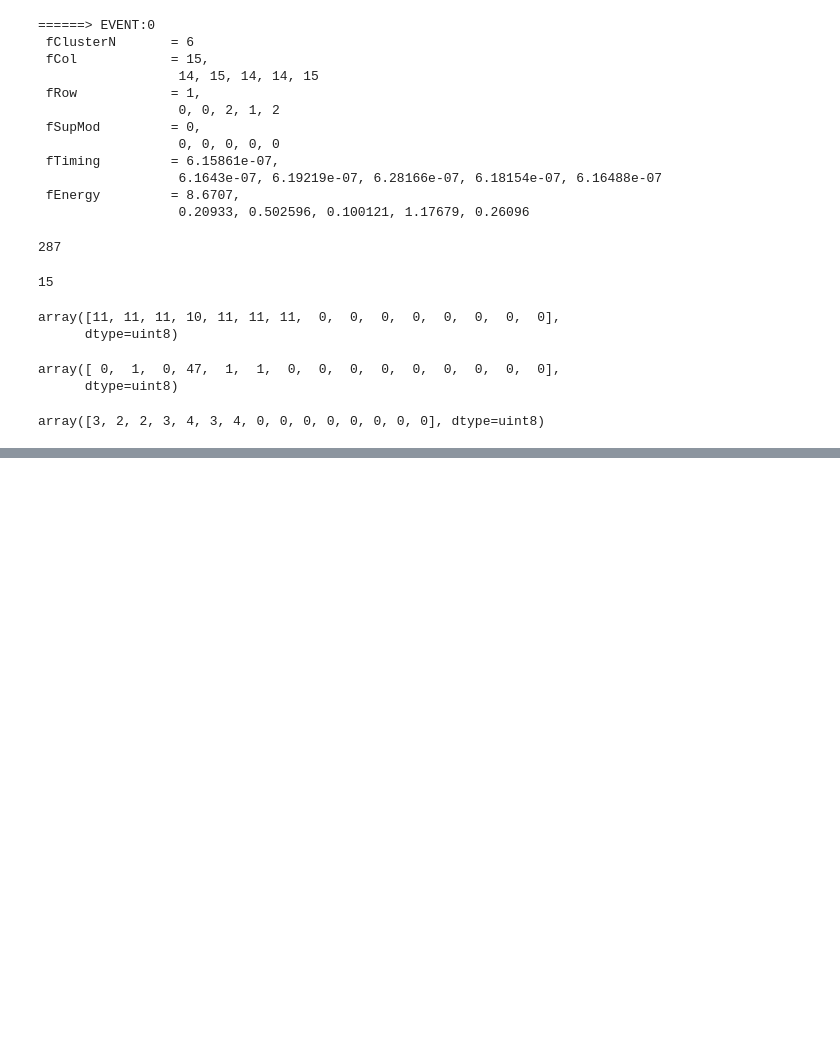
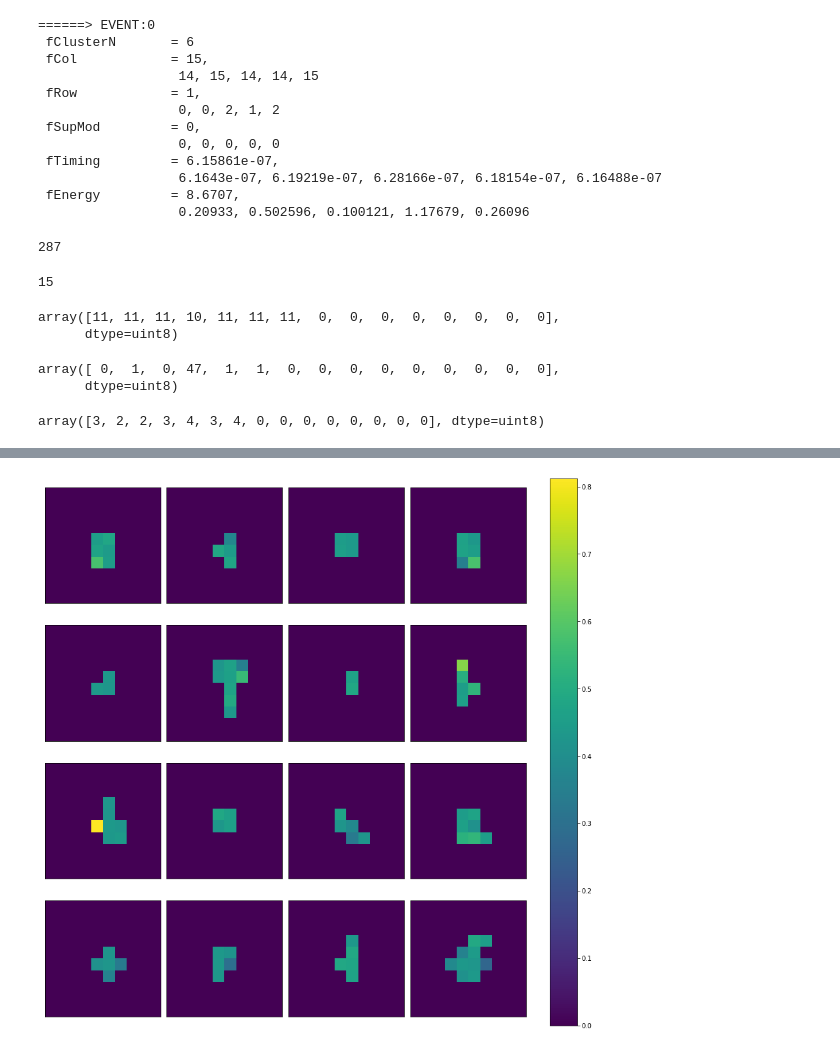
Before and after one commit to jhonerma/ML-Notebooks, a Jupyter notebook: DataQA/Timing_Tree.ipynb, the cells around one changed output, grey strips where cells are left out. Drawn from its saved outputs; the diff is of its cells as text; code cells hidden in the pictures; blank space fills up the shorter version.

```diff
--- a/DataQA/Timing_Tree.ipynb
+++ b/DataQA/Timing_Tree.ipynb
@@ -222,0 +253,4 @@ ValueError: The truth value of an array with more than one element is ambiguous.
+# %%
+plot_cluster(ClusterN, SupMod, Row, Col, Timing_scaled)
+# %% [output]
+[figure, added]
```
Also changed, not shown: parts of 18 cells of this notebook.
